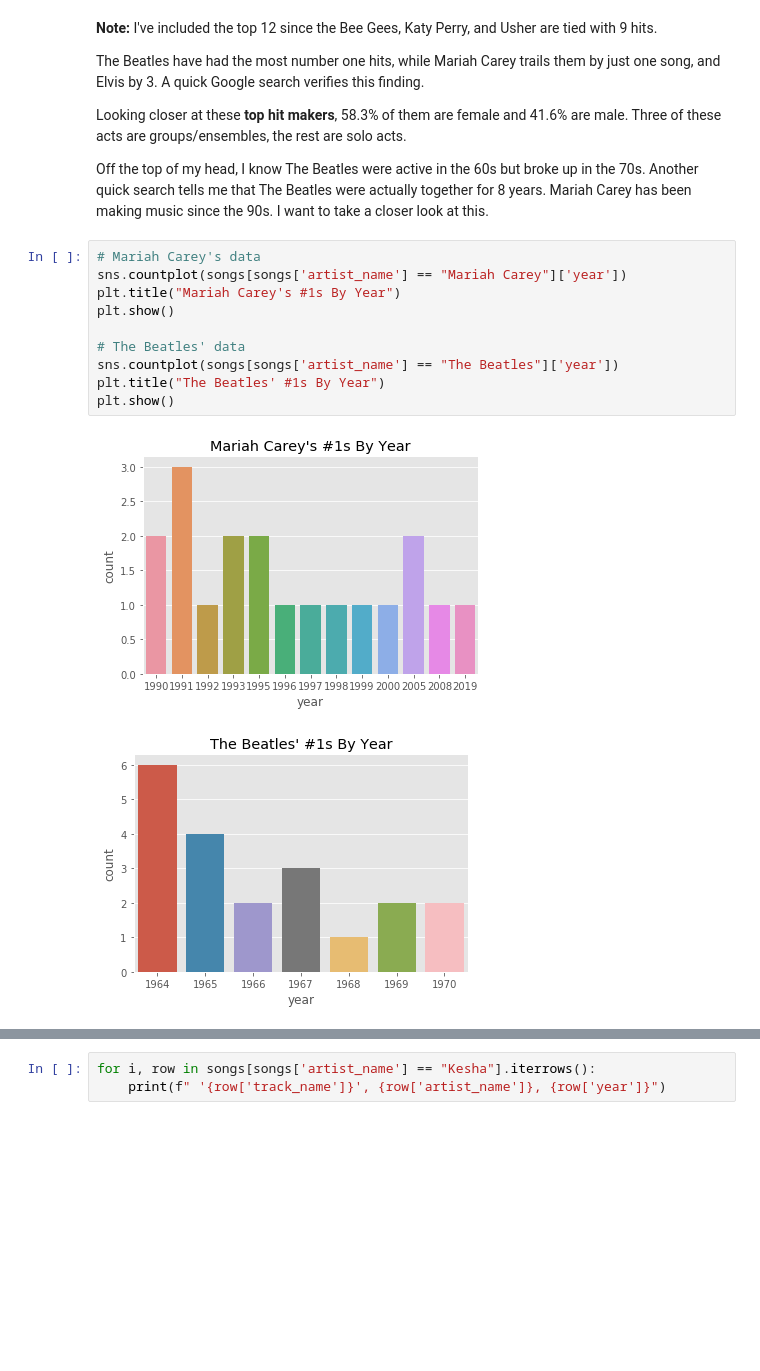
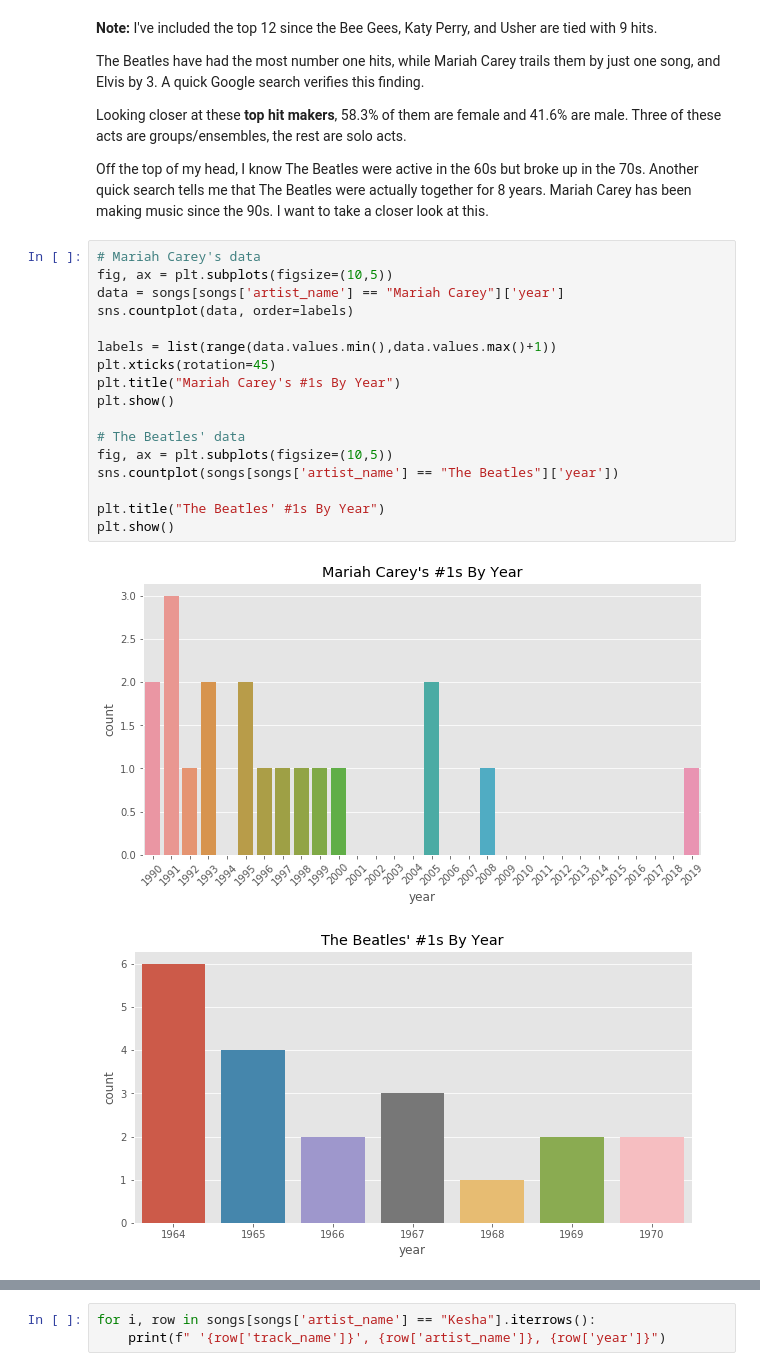
Before and after one commit to d-alvear/Analyzing-Music-by-Decade, a Jupyter notebook: notebooks/7-data-exploration.ipynb, the cells around one changed output, grey strips where cells are left out. Drawn from its saved outputs; the diff is of its cells as text; blank space fills up the shorter version.

```diff
--- a/notebooks/7-data-exploration.ipynb
+++ b/notebooks/7-data-exploration.ipynb
@@ -161,15 +161,22 @@ Looking closer at these __top hit makers__, 58.3% of them are female and 41.6% a
 Off the top of my head, I know The Beatles were active in the 60s but broke up in the 70s. Another quick search tells me that The Beatles were actually together for 8 years. Mariah Carey has been making music since the 90s. I want to take a closer look at this.
 # %%
 # Mariah Carey's data
-sns.countplot(songs[songs['artist_name'] == "Mariah Carey"]['year'])
+fig, ax = plt.subplots(figsize=(10,5))
+data = songs[songs['artist_name'] == "Mariah Carey"]['year']
+sns.countplot(data, order=labels)
+
+labels = list(range(data.values.min(),data.values.max()+1))
+plt.xticks(rotation=45)
 plt.title("Mariah Carey's #1s By Year")
 plt.show()
 
 # The Beatles' data
+fig, ax = plt.subplots(figsize=(10,5))
 sns.countplot(songs[songs['artist_name'] == "The Beatles"]['year'])
+
 plt.title("The Beatles' #1s By Year")
 plt.show()
 # %% [output]
-[figure, old version]
+[figure, new version]
-[figure, old version]
+[figure, new version]
 # %% [markdown]
```
Also changed, not shown: parts of 10 cells of this notebook.
